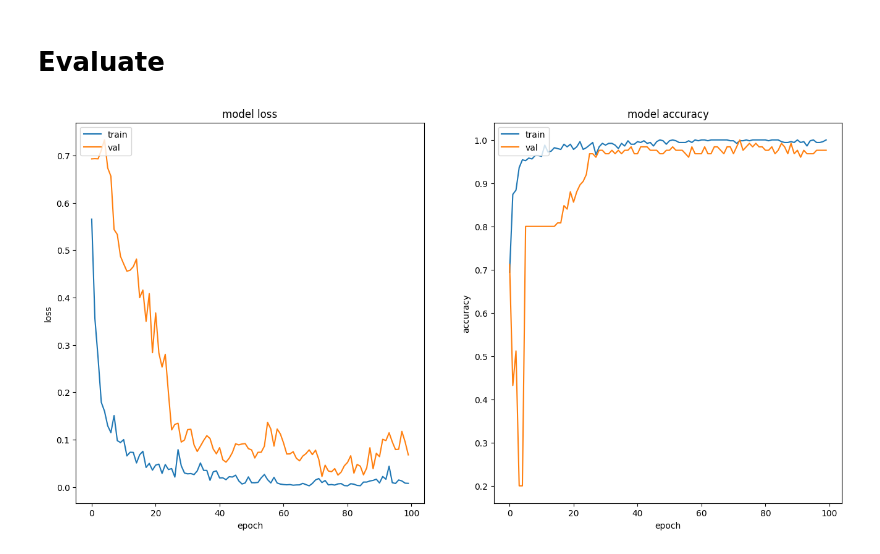
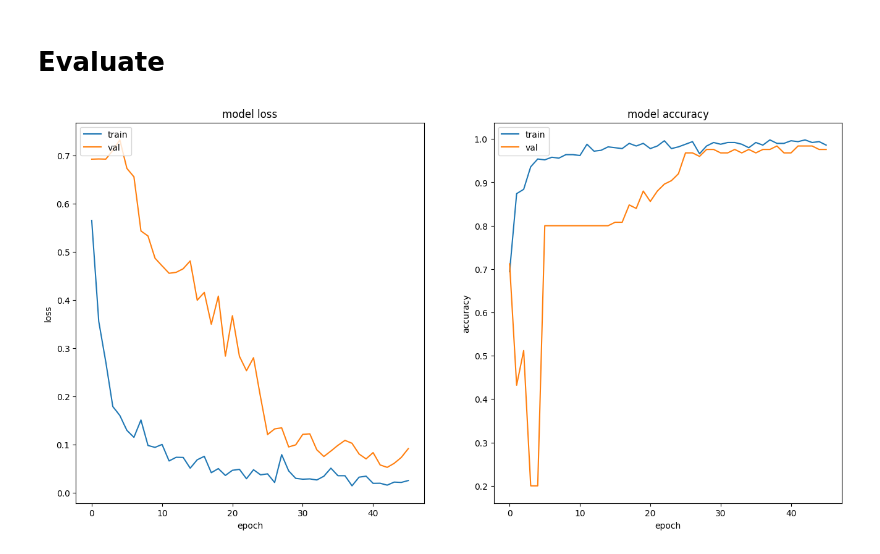
Before and after one commit to JoaquimXG/Honours-Project, a Jupyter notebook: DarkNet/DarkNet.ipynb, the cells around one changed output. Saved outputs shown, nothing was run; the diff lists cells and outputs as text; code cells hidden in the pictures.

```diff
--- a/DarkNet/DarkNet.ipynb
+++ b/DarkNet/DarkNet.ipynb
@@ -303,13 +301,13 @@ def train_model_and_save_results(*args, out_path=OUT_MODEL_PATH, save_final=True
 
     return history.history
 # %%
-LOAD_MODEL = False
+LOAD_MODEL = True
 
-best_checkpoint = path.join(OUT_MODEL_PATH, "./2023-04-23T17:51:23.689532", "0042-0.99.tf")
+best_checkpoint = path.join(OUT_MODEL_PATH, "./best", "0042-0.99.tf")
 
 if LOAD_MODEL:
-    model_path = path.join(OUT_MODEL_PATH, "./2023-04-23T14:55:23.665077")
-    checkpoint_path = path.join(model_path, "0079-1.00.tf")
+    model_path = path.join(OUT_MODEL_PATH, "./best")
+    checkpoint_path = path.join(model_path, "0042-0.99.tf")
     history_path = path.join(model_path, "history.npy")
     model.load_weights(checkpoint_path)
     history = np.load(history_path, allow_pickle='TRUE').item()
@@ -443,9 +423,9 @@ def plot_loss_accuracy_curves(history, plot=True, limit_epochs=None):
         ax.legend(['train', 'val'], loc='upper left')
     plt.show()
 # %%
-plot_loss_accuracy_curves(history, plot=True)
+plot_loss_accuracy_curves(history, plot=True, limit_epochs=46)
 # %% [output]
-[figure, old version]
+[figure, new version]
 # %%
 evaluate_on_all_datasets(model)
 # %% [output]
```
Also changed, not shown: parts of 8 cells of this notebook, 4 other files.
